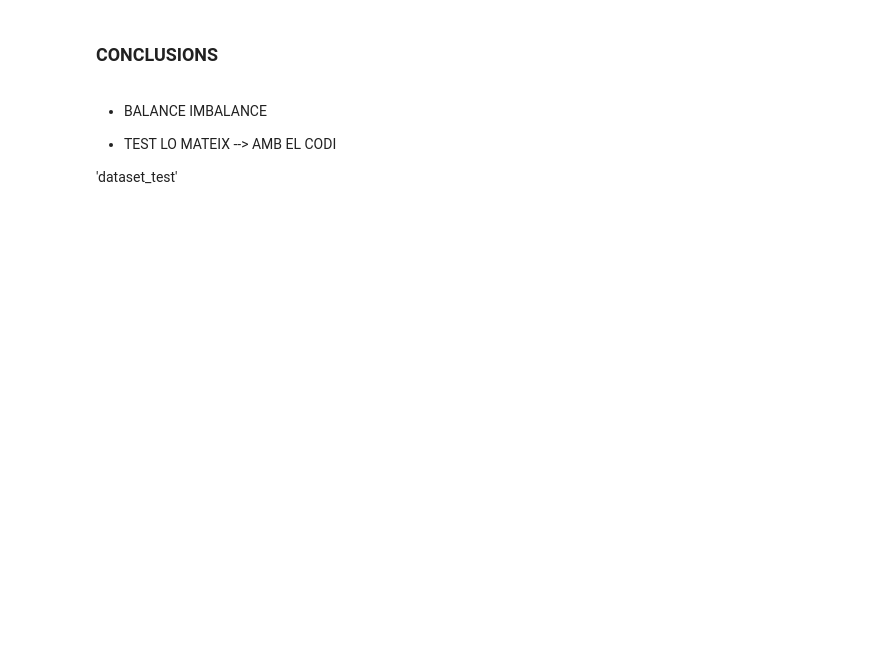
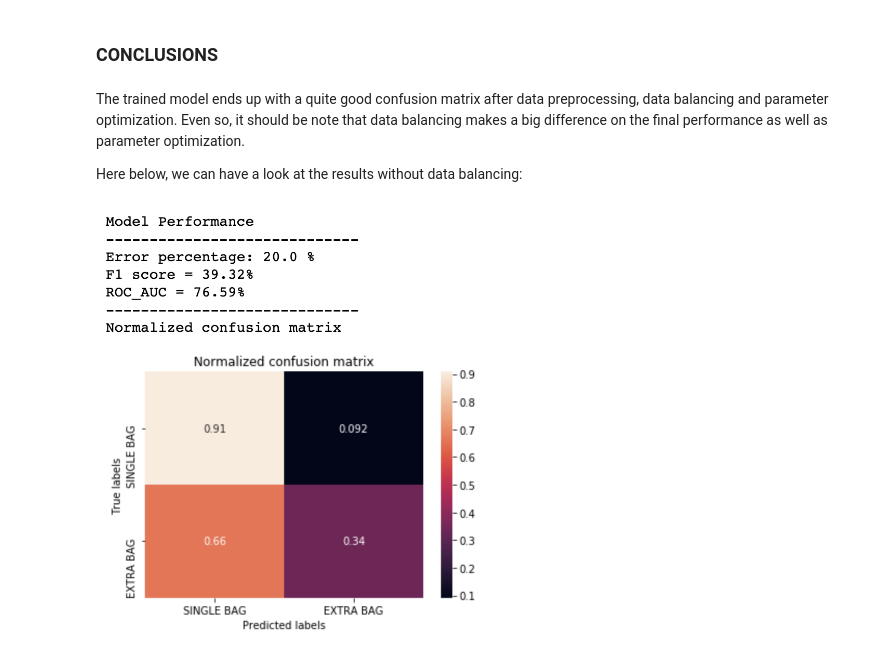
Before and after one commit to paulagd/edreams_test, a Jupyter notebook: edreams_test.ipynb, the cells around one changed output. Saved outputs shown, nothing was run; the diff lists cells and outputs as text; code cells hidden in the pictures; blank space fills up the shorter version.

```diff
--- a/edreams_test.ipynb
+++ b/edreams_test.ipynb
@@ -471,10 +474,11 @@ Normalized confusion matrix
 # %% [markdown]
 ### CONCLUSIONS
-# %% [markdown]
-
-
-- BALANCE IMBALANCE
-
-- TEST LO MATEIX --> AMB EL CODI
-
-'dataset_test'
+# %% [markdown]
+The trained model ends up with a quite good confusion matrix after data preprocessing, data balancing and parameter optimization. Even so, it should be note that data balancing makes a big difference on the final performance as well as parameter optimization.
+
+Here below, we can have a look at the results without data balancing:
+# %%
+from IPython.display import Image
+Image('img/non_balanced.png', width=400)
+# %% [output]
+[figure, added]
```
Also changed, not shown: parts of 26 cells of this notebook, 6 other files.
